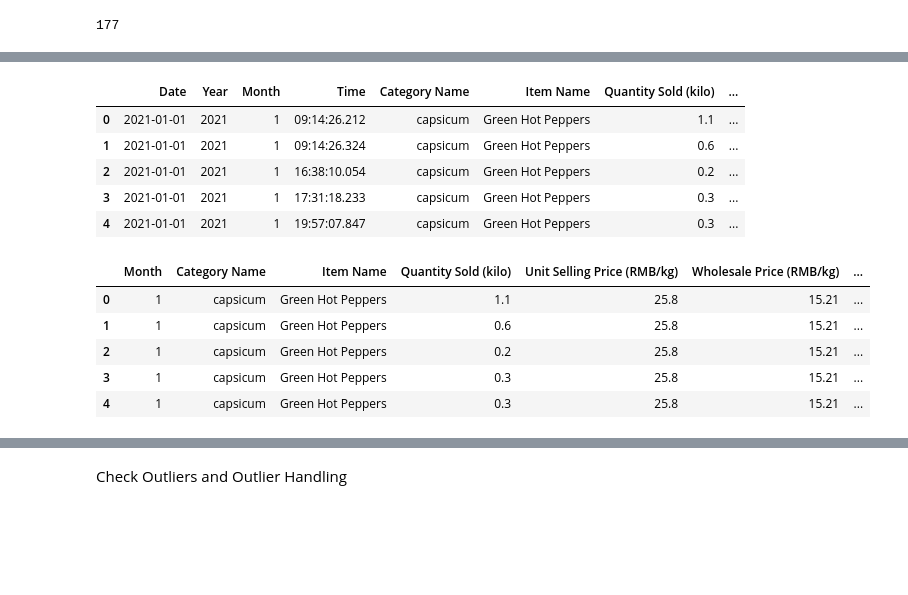
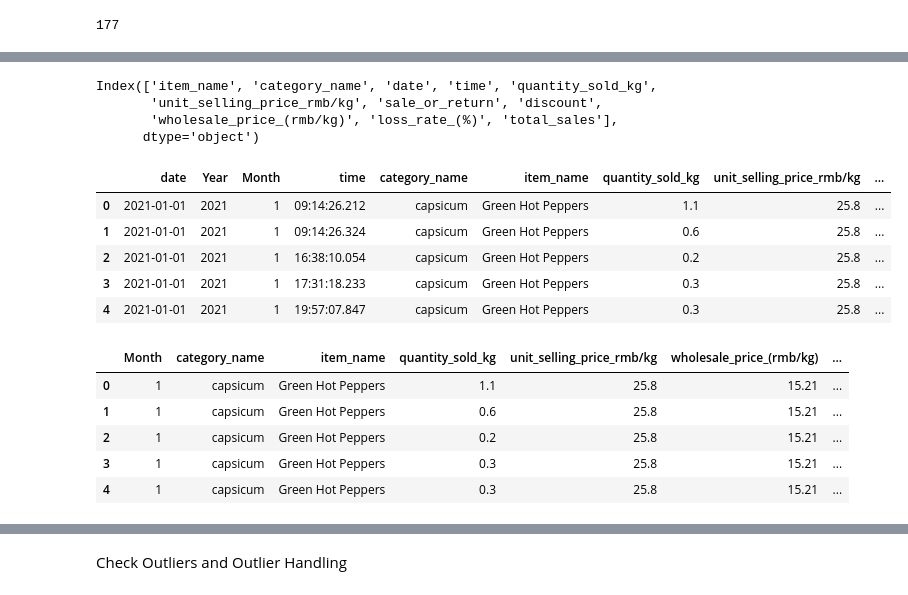
Before and after one commit to RumethSandinu/Project-connexa, a Jupyter notebook: Shamal/data_preprocessing.ipynb, the cells around one changed output, grey strips where cells are left out. Cells and saved outputs as stored; diff of their text form; code cells hidden in the pictures; blank space fills up the shorter version.

Commit message:
update coloumns names

```diff
--- a/Shamal/data_preprocessing.ipynb
+++ b/Shamal/data_preprocessing.ipynb
@@ -253,9 +264,9 @@ dtype: int64
 # %%
 for i in range(sales_wholesale_df.shape[0]):
     for j in range(loss_rate_drop.shape[0]):
-        if sales_wholesale_df['Item Code'].iloc[i] == loss_rate_drop['Item Code'].iloc[j]:
-            sales_wholesale_df.at[i, 'Item Name'] = loss_rate_drop['Item Name'].iloc[j]
-            sales_wholesale_df.at[i, 'Loss Rate (%)'] = loss_rate_drop['Loss Rate (%)'].iloc[j]
+        if sales_wholesale_df['item_code'].iloc[i] == loss_rate_drop['item_code'].iloc[j]:
+            sales_wholesale_df.at[i, 'item_name'] = loss_rate_drop['item_name'].iloc[j]
+            sales_wholesale_df.at[i, 'loss_rate_(%)'] = loss_rate_drop['loss_rate_(%)'].iloc[j]
             break  # Break the inner loop once a match is found
 
 # Display the merged DataFrame 'a'
@@ -333,6 +344,6 @@ No     449384
 Yes     26044
 Name: count, dtype: int64
 # %%
-data['Discount (Yes/No)'] = data['Discount (Yes/No)'].map({'No' : False, "Yes":True})
-data['Discount (Yes/No)'].value_counts()
+data['discount'] = data['discount'].map({'No' : False, "Yes":True})
+data['discount'].value_counts()
 # %% [output]
@@ -342,7 +353,7 @@ True      26044
 Name: count, dtype: int64
 # %%
 #All Sales
-data['Quantity Sold (kilo)'] = data['Quantity Sold (kilo)'].round(1)
-data = data.assign(total_sales = data['Quantity Sold (kilo)'] * data['Unit Selling Price (RMB/kg)'])
+data['quantity_sold_kg'] = data['quantity_sold_kg'].round(1)
+data = data.assign(total_sales = data['quantity_sold_kg'] * data['unit_selling_price_rmb/kg'])
 data.head()
 # %% [output]
@@ -412,7 +423,7 @@ top_selling_item
 | 10 | Black Porcini | 91.6 |
 # %%
 # Drop unnecessary columns (if any)
-columns_to_drop = ['Item Code']
+columns_to_drop = ['item_code']
 data = data.drop(columns=columns_to_drop)
 data.head()
 # %% [output]
@@ -439,54 +450,61 @@ total_sales                    0
 dtype: int64
+# %%
+print(data.columns)
+# %% [output]
+Index(['item_name', 'category_name', 'date', 'time', 'quantity_sold_kg',
+       'unit_selling_price_rmb/kg', 'sale_or_return', 'discount',
+       'wholesale_price_(rmb/kg)', 'loss_rate_(%)', 'total_sales'],
+      dtype='object')
 # %%
 import pandas as pd
 
 # Assuming 'filtered_data' is your preprocessed dataset
-data['Date'] = pd.to_datetime(data['Date'])
-data['Month'] = data['Date'].dt.month
-data['Year'] = data['Date'].dt.year
+data['date'] = pd.to_datetime(data['date'])
+data['Month'] = data['date'].dt.month
+data['Year'] = data['date'].dt.year
 
 # Aggregate data based on month and year
 monthly_data = data.groupby(['Year', 'Month']).agg({
-    'Quantity Sold (kilo)': 'sum',
-    'Loss Rate (%)': 'mean',
+    'quantity_sold_kg': 'sum',
+    'loss_rate_(%)': 'mean',
     'total_sales': 'sum'
 }).reset_index()
 
 desired_column_order = [
-    'Date',
+    'date',
     'Year',
     'Month',
-    'Time',
-    'Category Name',
-    'Item Name',
-    'Quantity Sold (kilo)',
-    'Unit Selling Price (RMB/kg)',
-    'Wholesale Price (RMB/kg)',
-    'Loss Rate (%)',
+    'time',
+    'category_name',
+    'item_name',
+    'quantity_sold_kg',
+    'unit_selling_price_rmb/kg',
+    'wholesale_price_(rmb/kg)',
+    'loss_rate_(%)',
     'total_sales',
-    'Sale or Return',
-    'Discount (Yes/No)'
+    'sale_or_return',
+    'discount'
     # Add any other columns you want at the end
 ]
 # Reorder the columns of merged_data based on the desired_column_order
 data = data.reindex(columns=desired_column_order)
 
 # Display the DataFrame with the reordered columns
 data.head()
 # %% [output]
-|  | Date | Year | Month | Time | Category Name | Item Name | Quantity Sold (kilo) | ... |
-| 0 | 2021-01-01 | 2021 | 1 | 09:14:26.212 | capsicum | Green Hot Peppers | 1.1 | ... |
-| 1 | 2021-01-01 | 2021 | 1 | 09:14:26.324 | capsicum | Green Hot Peppers | 0.6 | ... |
-| 2 | 2021-01-01 | 2021 | 1 | 16:38:10.054 | capsicum | Green Hot Peppers | 0.2 | ... |
-| 3 | 2021-01-01 | 2021 | 1 | 17:31:18.233 | capsicum | Green Hot Peppers | 0.3 | ... |
-| 4 | 2021-01-01 | 2021 | 1 | 19:57:07.847 | capsicum | Green Hot Peppers | 0.3 | ... |
+|  | date | Year | Month | time | category_name | item_name | quantity_sold_kg | unit_selling_price_rmb/kg | ... |
+| 0 | 2021-01-01 | 2021 | 1 | 09:14:26.212 | capsicum | Green Hot Peppers | 1.1 | 25.8 | ... |
+| 1 | 2021-01-01 | 2021 | 1 | 09:14:26.324 | capsicum | Green Hot Peppers | 0.6 | 25.8 | ... |
+| 2 | 2021-01-01 | 2021 | 1 | 16:38:10.054 | capsicum | Green Hot Peppers | 0.2 | 25.8 | ... |
+| 3 | 2021-01-01 | 2021 | 1 | 17:31:18.233 | capsicum | Green Hot Peppers | 0.3 | 25.8 | ... |
+| 4 | 2021-01-01 | 2021 | 1 | 19:57:07.847 | capsicum | Green Hot Peppers | 0.3 | 25.8 | ... |
 # %%
 # Drop unnecessary columns (if any)
-columns_to_drops = ['Year', 'Date', 'Time']
+columns_to_drops = ['Year', 'date', 'time']
 data = data.drop(columns=columns_to_drops)
 data.head()
 # %% [output]
-|  | Month | Category Name | Item Name | Quantity Sold (kilo) | Unit Selling Price (RMB/kg) | Wholesale Price (RMB/kg) | ... |
+|  | Month | category_name | item_name | quantity_sold_kg | unit_selling_price_rmb/kg | wholesale_price_(rmb/kg) | ... |
 | 0 | 1 | capsicum | Green Hot Peppers | 1.1 | 25.8 | 15.21 | ... |
 | 1 | 1 | capsicum | Green Hot Peppers | 0.6 | 25.8 | 15.21 | ... |
 | 2 | 1 | capsicum | Green Hot Peppers | 0.2 | 25.8 | 15.21 | ... |
```
Also changed, not shown: parts of 44 cells of this notebook, 6 other files.
